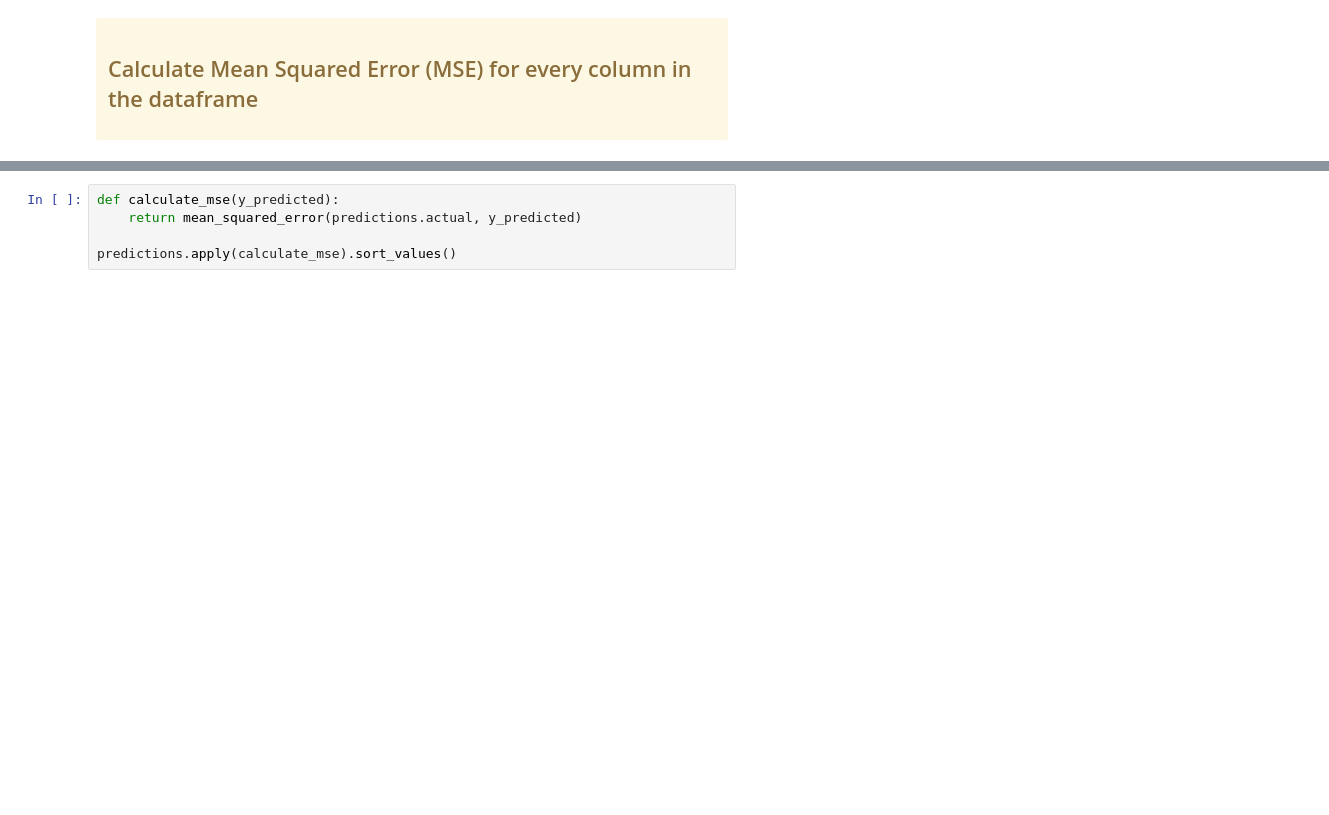
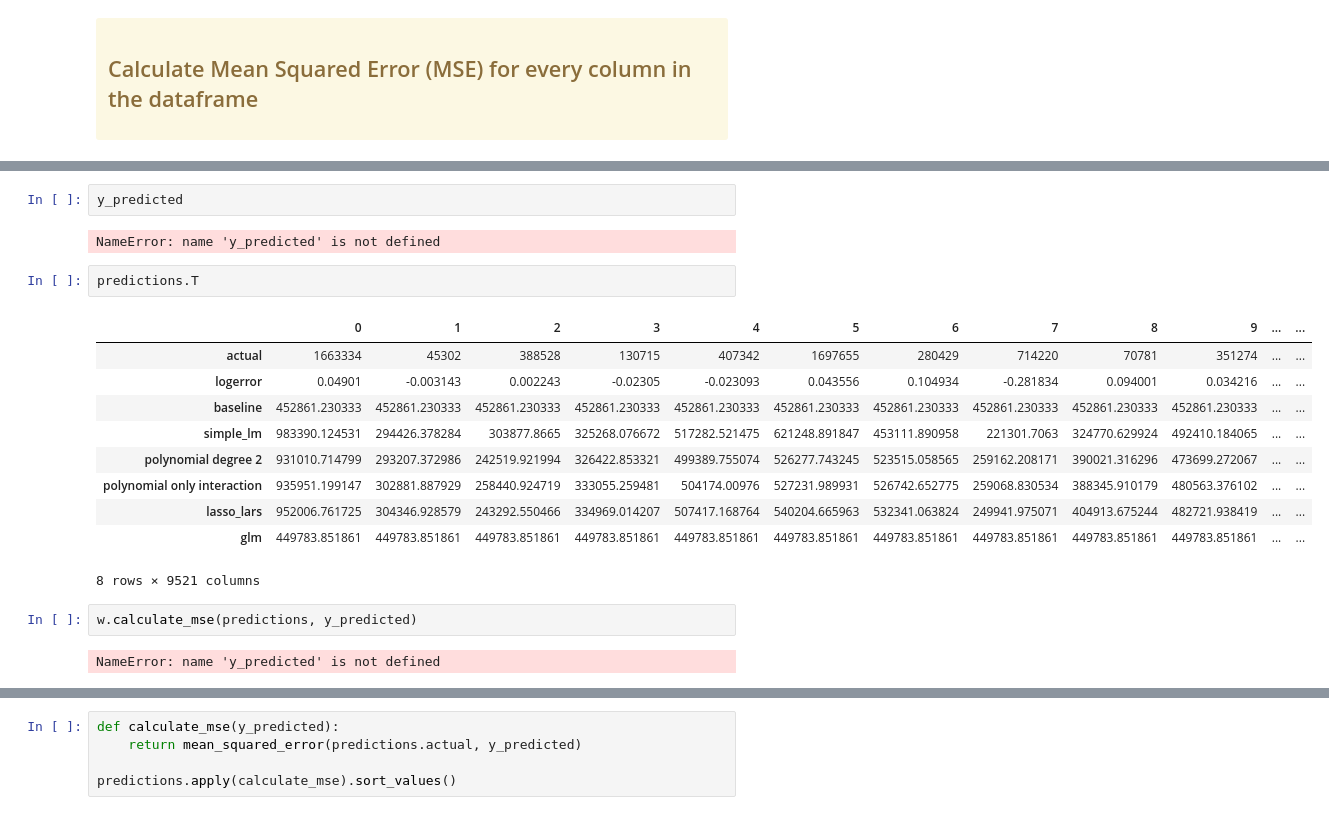
Before and after one commit to QMCBT-JustinEvans/project-2_zillow, a Jupyter notebook: zillow_draft_project.ipynb, the cells around one changed output, grey strips where cells are left out. Saved outputs shown, nothing was run; the diff lists cells and outputs as text; blank space fills up the shorter version.

```diff
--- a/zillow_draft_project.ipynb
+++ b/zillow_draft_project.ipynb
@@ -546,0 +553,21 @@ dtype: float64
+# %%
+y_predicted
+# %% [output]
+NameError: name 'y_predicted' is not defined
+# %%
+predictions.T
+# %% [output]
+|  | 0 | 1 | 2 | 3 | 4 | 5 | 6 | 7 | 8 | 9 | ... | ... |
+| actual | 1663334 | 45302 | 388528 | 130715 | 407342 | 1697655 | 280429 | 714220 | 70781 | 351274 | ... | ... |
+| logerror | 0.04901 | -0.003143 | 0.002243 | -0.02305 | -0.023093 | 0.043556 | 0.104934 | -0.281834 | 0.094001 | 0.034216 | ... | ... |
+| baseline | 452861.230333 | 452861.230333 | 452861.230333 | 452861.230333 | 452861.230333 | 452861.230333 | 452861.230333 | 452861.230333 | 452861.230333 | 452861.230333 | ... | ... |
+| simple_lm | 983390.124531 | 294426.378284 | 303877.8665 | 325268.076672 | 517282.521475 | 621248.891847 | 453111.890958 | 221301.7063 | 324770.629924 | 492410.184065 | ... | ... |
+| polynomial degree 2 | 931010.714799 | 293207.372986 | 242519.921994 | 326422.853321 | 499389.755074 | 526277.743245 | 523515.058565 | 259162.208171 | 390021.316296 | 473699.272067 | ... | ... |
+| polynomial only interaction | 935951.199147 | 302881.887929 | 258440.924719 | 333055.259481 | 504174.00976 | 527231.989931 | 526742.652775 | 259068.830534 | 388345.910179 | 480563.376102 | ... | ... |
+| lasso_lars | 952006.761725 | 304346.928579 | 243292.550466 | 334969.014207 | 507417.168764 | 540204.665963 | 532341.063824 | 249941.975071 | 404913.675244 | 482721.938419 | ... | ... |
+| glm | 449783.851861 | 449783.851861 | 449783.851861 | 449783.851861 | 449783.851861 | 449783.851861 | 449783.851861 | 449783.851861 | 449783.851861 | 449783.851861 | ... | ... |
+8 rows × 9521 columns
+# %%
+w.calculate_mse(predictions, y_predicted)
+# %% [output]
+NameError: name 'y_predicted' is not defined
```
Also changed, not shown: parts of 3 cells of this notebook, 4 other files.
